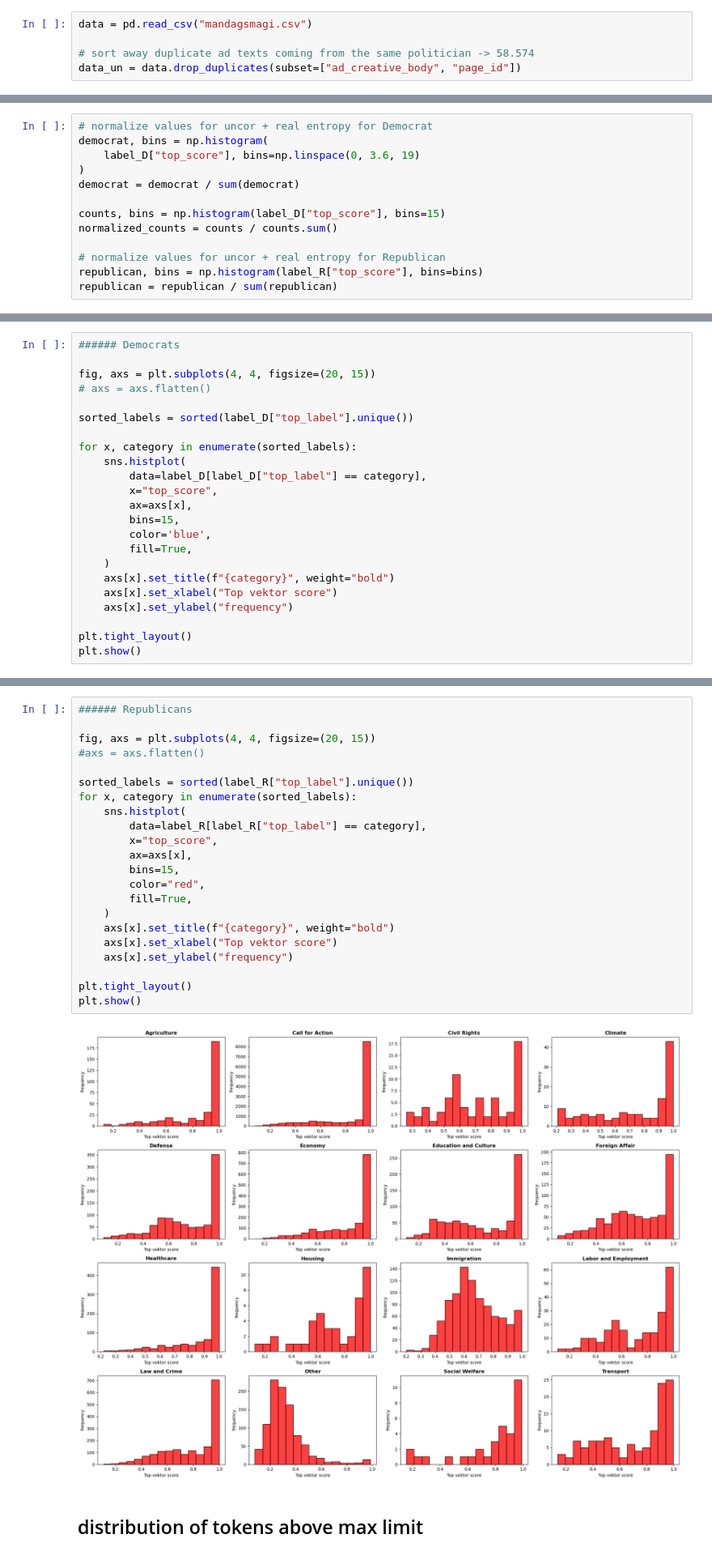
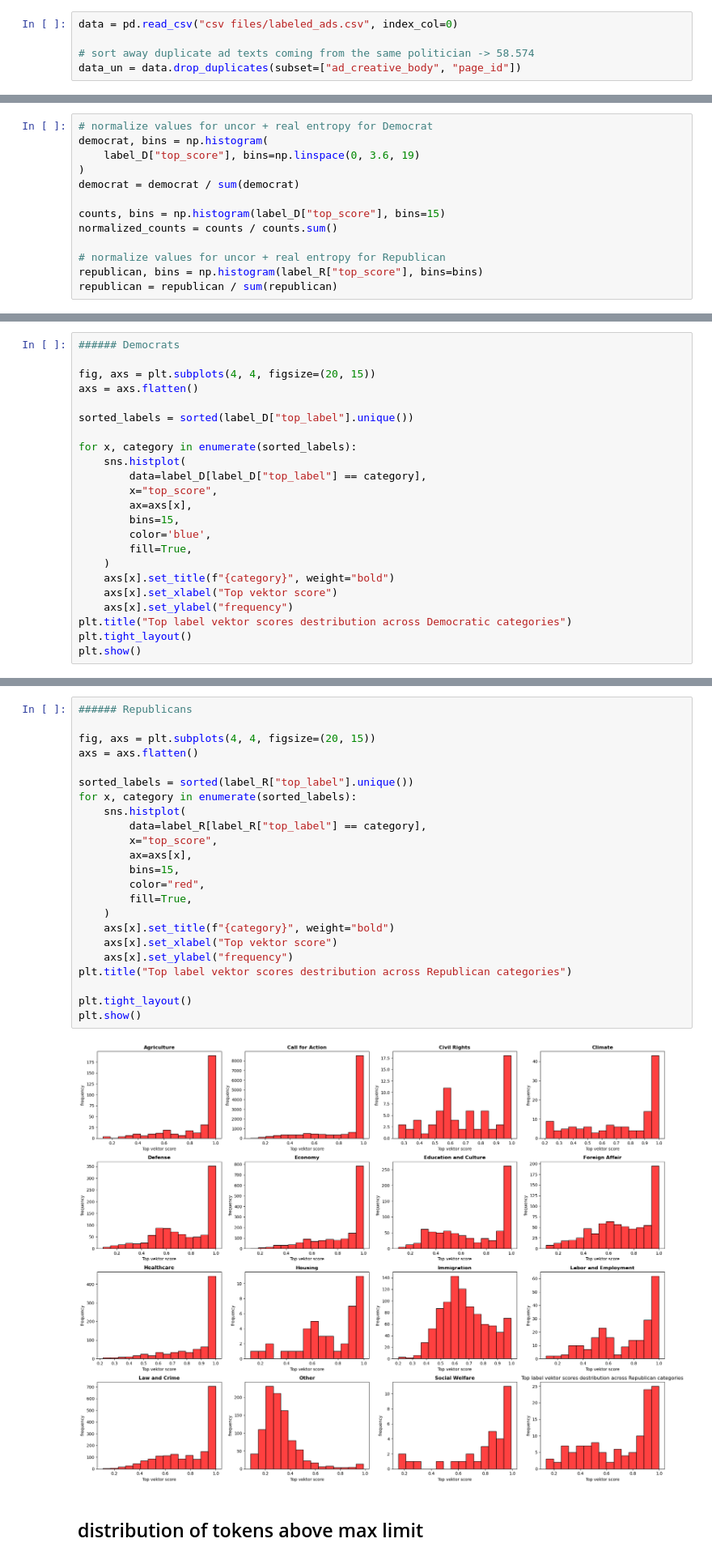
Before and after one commit to sofiepalmus/Thesis, a Jupyter notebook: DeBERTa_visuals.ipynb, the cells around one changed output, grey strips where cells are left out. Shown at 81% size. Saved outputs shown, nothing was run; the diff lists cells and outputs as text.

```diff
--- a/DeBERTa_visuals.ipynb
+++ b/DeBERTa_visuals.ipynb
@@ -7,7 +6,7 @@ import numpy as np
 # %% [markdown]
 ## visuals + stats of top labels
 # %%
-data = pd.read_csv("mandagsmagi.csv")
+data = pd.read_csv("csv files/labeled_ads.csv", index_col=0)
 
 # sort away duplicate ad texts coming from the same politician -> 58.574
 data_un = data.drop_duplicates(subset=["ad_creative_body", "page_id"])
@@ -366,7 +388,7 @@ plt.show()
 ###### Democrats
 
 fig, axs = plt.subplots(4, 4, figsize=(20, 15))
-# axs = axs.flatten()
+axs = axs.flatten()
 
 sorted_labels = sorted(label_D["top_label"].unique())
 
@@ -382,7 +404,7 @@ for x, category in enumerate(sorted_labels):
     axs[x].set_title(f"{category}", weight="bold")
     axs[x].set_xlabel("Top vektor score")
     axs[x].set_ylabel("frequency")
-
+plt.title("Top label vektor scores destribution across Democratic categories")
 plt.tight_layout()
 plt.show()
 # %% [output]
@@ -390,27 +412,28 @@ plt.show()
 # %%
 ###### Republicans
 
 fig, axs = plt.subplots(4, 4, figsize=(20, 15))
-#axs = axs.flatten()
+axs = axs.flatten()
 
 sorted_labels = sorted(label_R["top_label"].unique())
 for x, category in enumerate(sorted_labels):
     sns.histplot(
         data=label_R[label_R["top_label"] == category],
         x="top_score",
         ax=axs[x],
         bins=15,
         color="red",
         fill=True,
     )
     axs[x].set_title(f"{category}", weight="bold")
     axs[x].set_xlabel("Top vektor score")
     axs[x].set_ylabel("frequency")
+plt.title("Top label vektor scores destribution across Republican categories")
 
 plt.tight_layout()
 plt.show()
 # %% [output]
-[figure, old version]
+[figure, new version]
 # %% [markdown]
 ## distribution of tokens above max limit
 # %%
```
Also changed, not shown: parts of 12 cells of this notebook, 1 other file.
